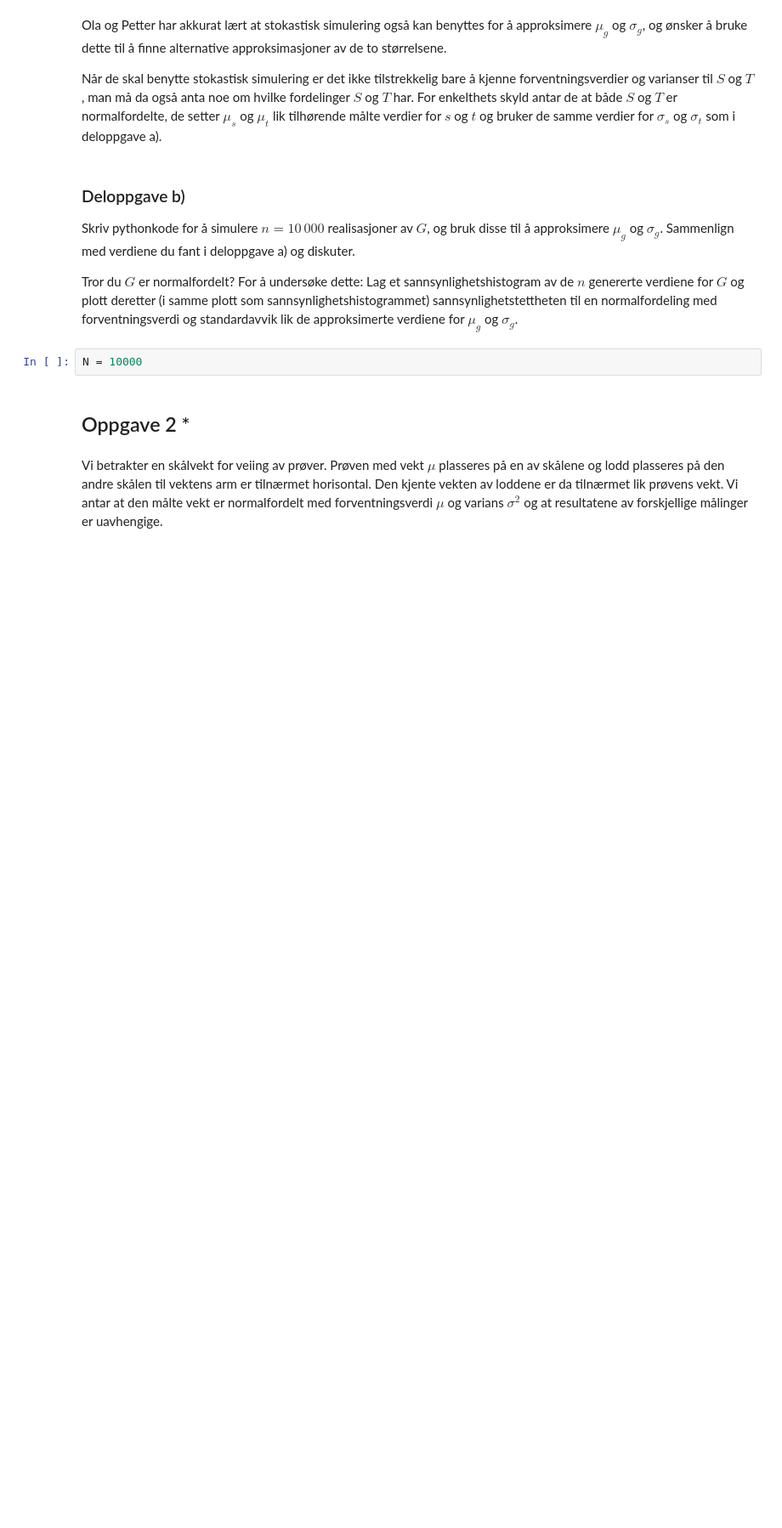
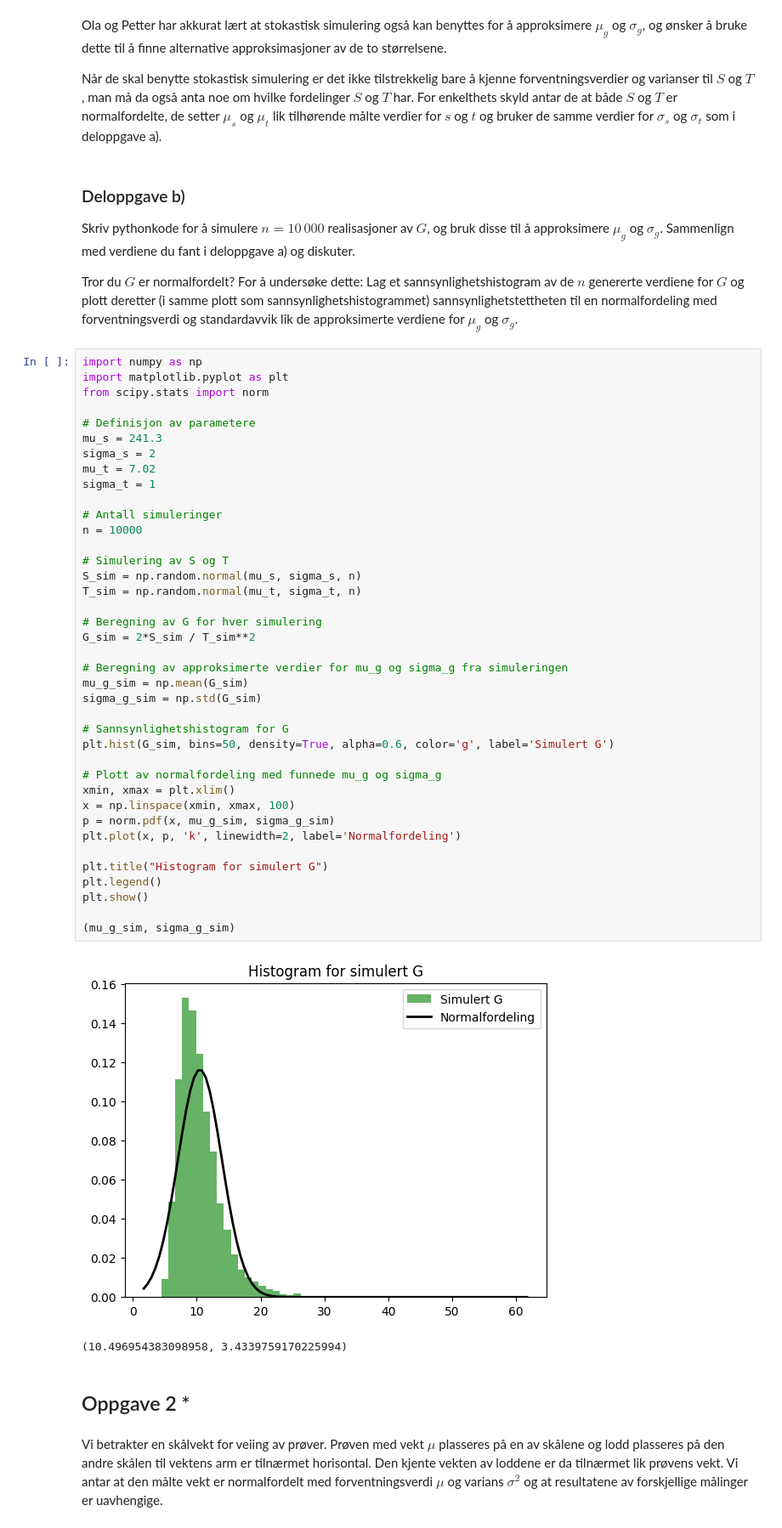
Before and after one commit to erikbohne/TMA4245_Statistics, a Jupyter notebook: pset4/innlevering4.ipynb, the cells around one changed output. Shown at 85% size. Cells and saved outputs as stored; diff of their text form; blank space fills up the shorter version.

```diff
--- a/pset4/innlevering4.ipynb
+++ b/pset4/innlevering4.ipynb
@@ -50,7 +50,47 @@ approksimere $\mu_g$ og $\sigma_g$. Sammenlign med verdiene du fant i deloppgave
 
 Tror du $G$ er normalfordelt? For å undersøke dette: Lag et sannsynlighetshistogram av de $n$ genererte verdiene for $G$ og plott deretter (i samme plott som sannsynlighetshistogrammet) sannsynlighetstettheten til en normalfordeling med forventningsverdi og standardavvik lik de approksimerte verdiene for $\mu_g$ og $\sigma_g$.
 # %%
-N = 10000
+import numpy as np
+import matplotlib.pyplot as plt
+from scipy.stats import norm
+
+# Definisjon av parametere
+mu_s = 241.3
+sigma_s = 2
+mu_t = 7.02
+sigma_t = 1
+
+# Antall simuleringer
+n = 10000
+
+# Simulering av S og T
+S_sim = np.random.normal(mu_s, sigma_s, n)
+T_sim = np.random.normal(mu_t, sigma_t, n)
+
+# Beregning av G for hver simulering
+G_sim = 2*S_sim / T_sim**2
+
+# Beregning av approksimerte verdier for mu_g og sigma_g fra simuleringen
+mu_g_sim = np.mean(G_sim)
+sigma_g_sim = np.std(G_sim)
+
+# Sannsynlighetshistogram for G
+plt.hist(G_sim, bins=50, density=True, alpha=0.6, color='g', label='Simulert G')
+
+# Plott av normalfordeling med funnede mu_g og sigma_g
+xmin, xmax = plt.xlim()
+x = np.linspace(xmin, xmax, 100)
+p = norm.pdf(x, mu_g_sim, sigma_g_sim)
+plt.plot(x, p, 'k', linewidth=2, label='Normalfordeling')
+
+plt.title("Histogram for simulert G")
+plt.legend()
+plt.show()
+
+(mu_g_sim, sigma_g_sim)
+# %% [output]
+[figure, added]
+(10.496954383098958, 3.4339759170225994)
 # %% [markdown]
 ## Oppgave 2 *
 # %% [markdown]
```
Also changed, not shown: parts of 2 cells of this notebook.
